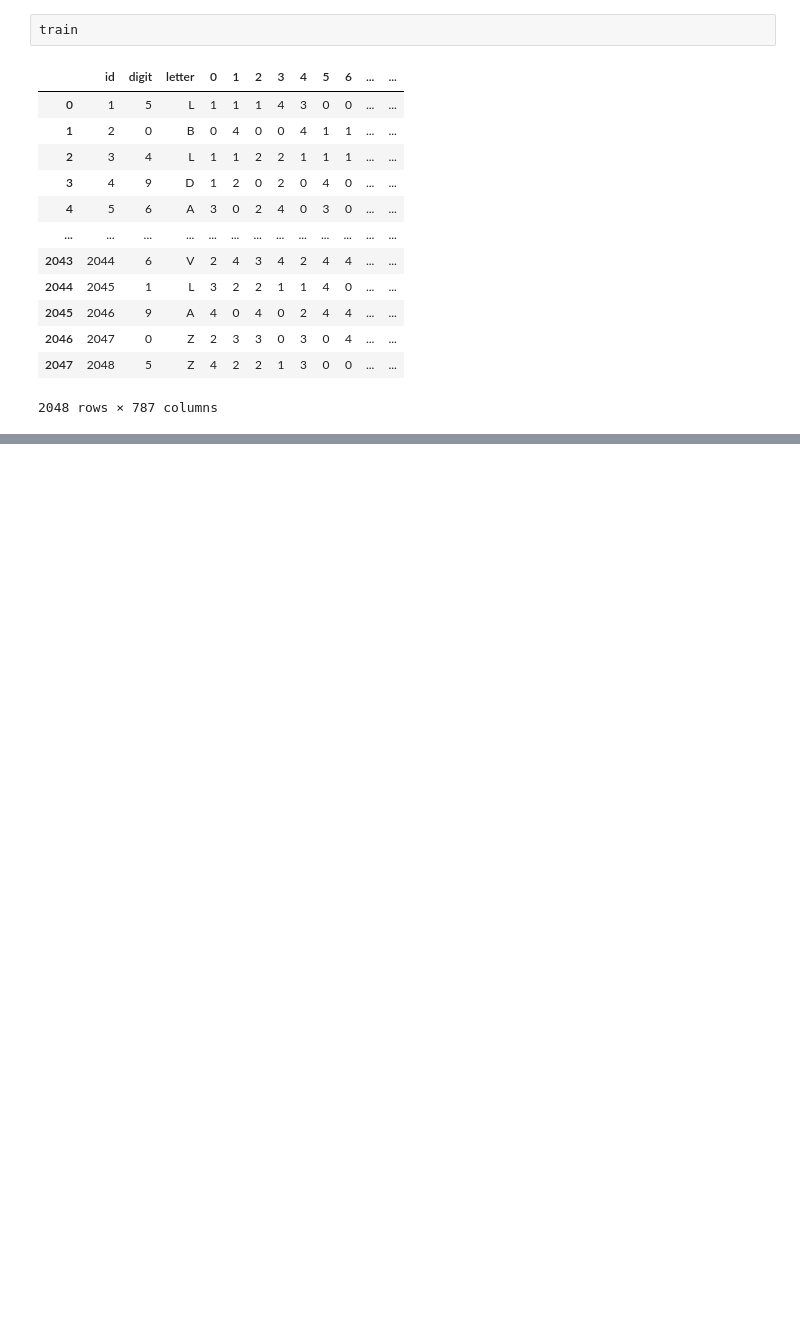
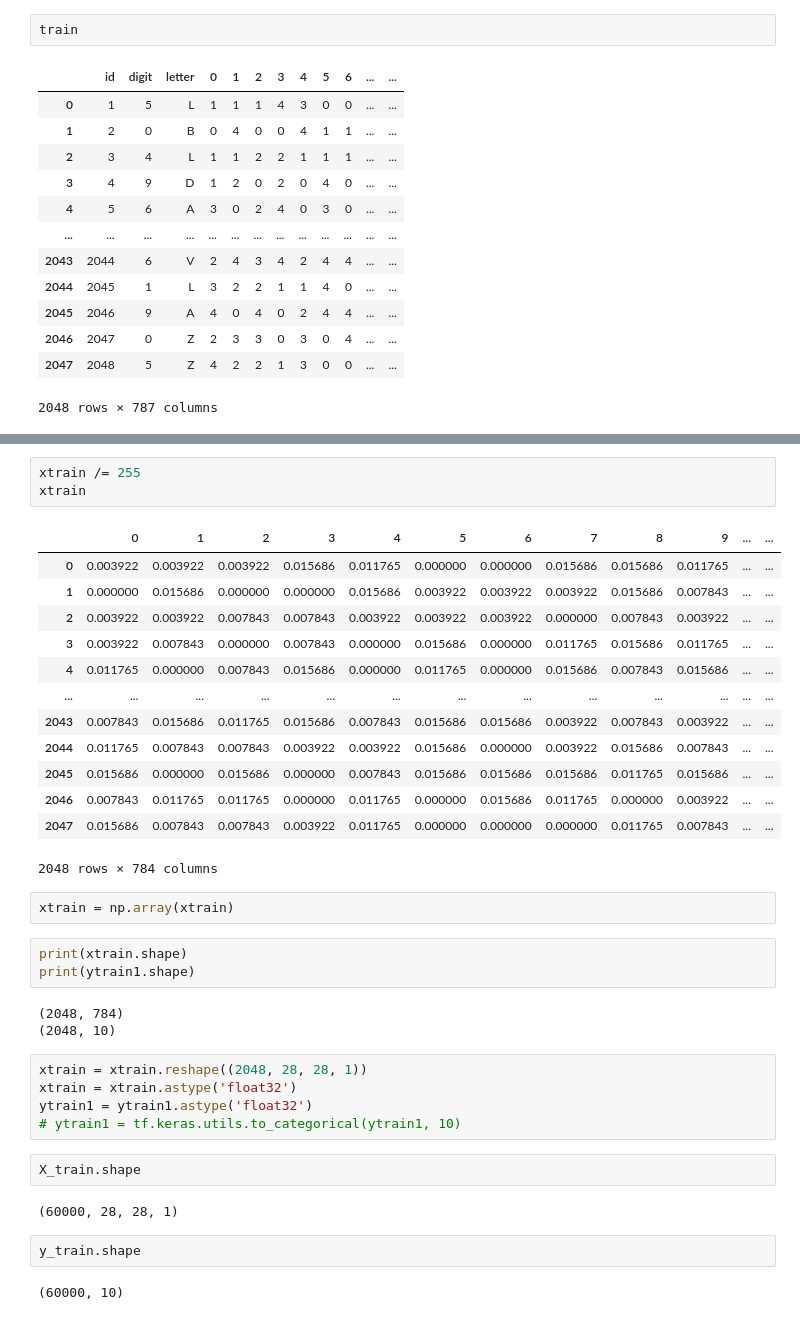
Before and after one commit to lhk063/Winter, a Jupyter notebook: 데이콘/컴퓨터 비전 학습 경진대회/cnn_mnist.ipynb, the cells around one changed output, grey strips where cells are left out. Saved outputs shown, nothing was run; the diff lists cells and outputs as text; blank space fills up the shorter version.

```diff
--- a/데이콘/컴퓨터 비전 학습 경진대회/cnn_mnist.ipynb
+++ b/데이콘/컴퓨터 비전 학습 경진대회/cnn_mnist.ipynb
@@ -122,0 +194,38 @@ train
+# %%
+xtrain /= 255
+xtrain
+# %% [output]
+|  | 0 | 1 | 2 | 3 | 4 | 5 | 6 | 7 | 8 | 9 | ... | ... |
+| 0 | 0.003922 | 0.003922 | 0.003922 | 0.015686 | 0.011765 | 0.000000 | 0.000000 | 0.015686 | 0.015686 | 0.011765 | ... | ... |
+| 1 | 0.000000 | 0.015686 | 0.000000 | 0.000000 | 0.015686 | 0.003922 | 0.003922 | 0.003922 | 0.015686 | 0.007843 | ... | ... |
+| 2 | 0.003922 | 0.003922 | 0.007843 | 0.007843 | 0.003922 | 0.003922 | 0.003922 | 0.000000 | 0.007843 | 0.003922 | ... | ... |
+| 3 | 0.003922 | 0.007843 | 0.000000 | 0.007843 | 0.000000 | 0.015686 | 0.000000 | 0.011765 | 0.015686 | 0.011765 | ... | ... |
+| 4 | 0.011765 | 0.000000 | 0.007843 | 0.015686 | 0.000000 | 0.011765 | 0.000000 | 0.015686 | 0.007843 | 0.015686 | ... | ... |
+| ... | ... | ... | ... | ... | ... | ... | ... | ... | ... | ... | ... | ... |
+| 2043 | 0.007843 | 0.015686 | 0.011765 | 0.015686 | 0.007843 | 0.015686 | 0.015686 | 0.003922 | 0.007843 | 0.003922 | ... | ... |
+| 2044 | 0.011765 | 0.007843 | 0.007843 | 0.003922 | 0.003922 | 0.015686 | 0.000000 | 0.003922 | 0.015686 | 0.007843 | ... | ... |
+| 2045 | 0.015686 | 0.000000 | 0.015686 | 0.000000 | 0.007843 | 0.015686 | 0.015686 | 0.015686 | 0.011765 | 0.015686 | ... | ... |
+| 2046 | 0.007843 | 0.011765 | 0.011765 | 0.000000 | 0.011765 | 0.000000 | 0.015686 | 0.011765 | 0.000000 | 0.003922 | ... | ... |
+| 2047 | 0.015686 | 0.007843 | 0.007843 | 0.003922 | 0.011765 | 0.000000 | 0.000000 | 0.000000 | 0.011765 | 0.007843 | ... | ... |
+2048 rows × 784 columns
+# %%
+xtrain = np.array(xtrain)
+# %%
+print(xtrain.shape)
+print(ytrain1.shape)
+# %% [output]
+(2048, 784)
+(2048, 10)
+# %%
+xtrain = xtrain.reshape((2048, 28, 28, 1))
+xtrain = xtrain.astype('float32')
+ytrain1 = ytrain1.astype('float32')
+# ytrain1 = tf.keras.utils.to_categorical(ytrain1, 10)
+# %%
+X_train.shape
+# %% [output]
+(60000, 28, 28, 1)
+# %%
+y_train.shape
+# %% [output]
+(60000, 10)
```
Also changed, not shown: parts of 30 cells of this notebook, 2 other files.
